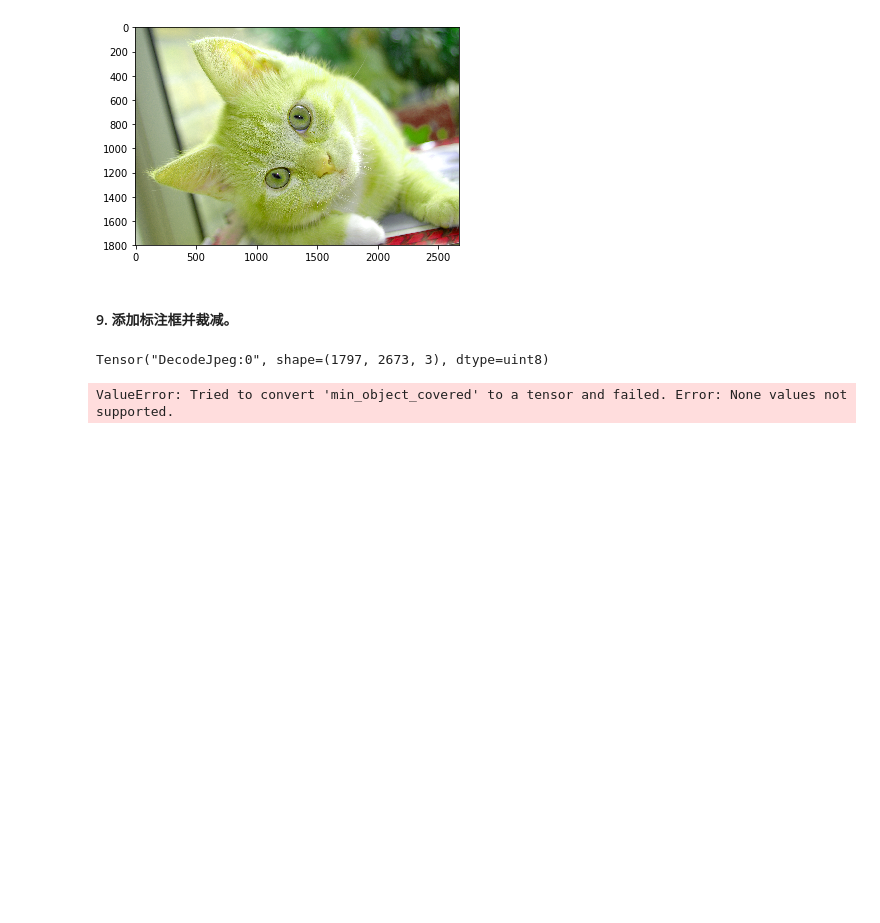
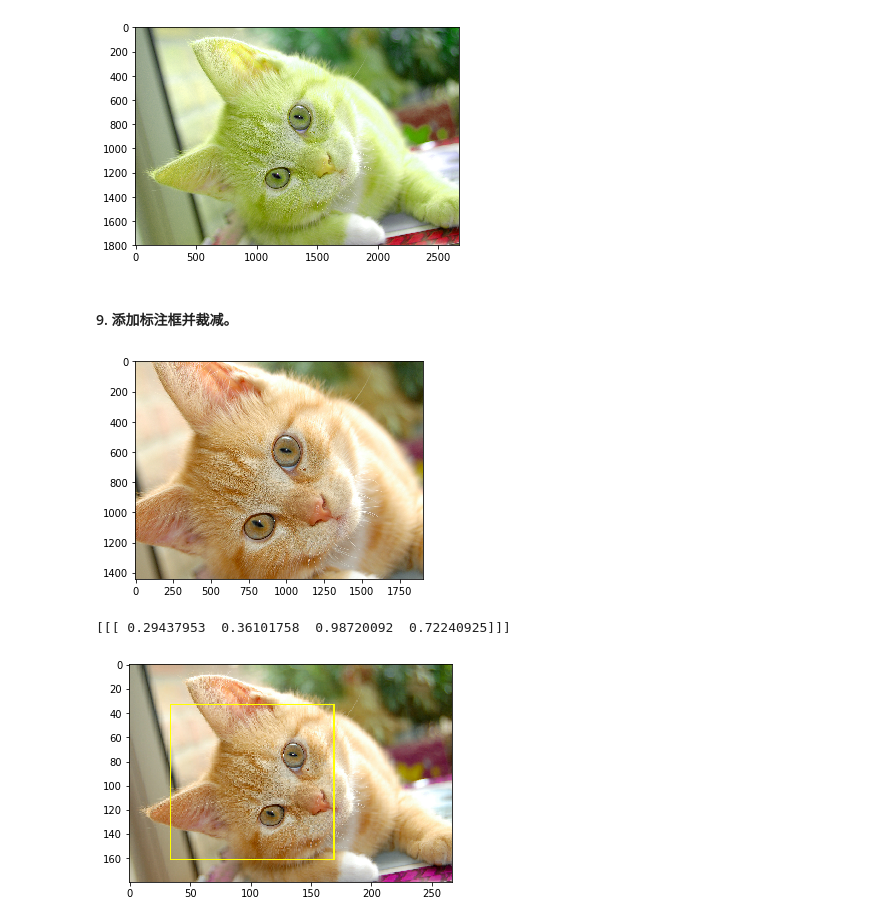
Before and after one commit to caicloud/tensorflow-tutorial, a Jupyter notebook: Deep_Learning_with_TensorFlow/1.4.0/Chapter07/2.1. TensorFlow图像处理函数.ipynb, the cells around one changed output. Cells and saved outputs as stored; diff of their text form; code cells hidden in the pictures; blank space fills up the shorter version.

```diff
--- a/Deep_Learning_with_TensorFlow/1.4.0/Chapter07/2.1. TensorFlow图像处理函数.ipynb
+++ b/Deep_Learning_with_TensorFlow/1.4.0/Chapter07/2.1. TensorFlow图像处理函数.ipynb
@@ -153,20 +161,28 @@ with tf.Session() as sess:
 #### 9. 添加标注框并裁减。
 # %%
 with tf.Session() as sess:
-    print img_data
-    img_data =
     boxes = tf.constant([[[0.05, 0.05, 0.9, 0.7], [0.35, 0.47, 0.5, 0.56]]])
 
+    # sample_distorted_bounding_box要求输入图片必须是实数类型。
+    image_float = tf.image.convert_image_dtype(img_data, tf.float32)
+
     begin, size, bbox_for_draw = tf.image.sample_distorted_bounding_box(
-        tf.shape(img_data), bounding_boxes=boxes,)
+        tf.shape(image_float), bounding_boxes=boxes, min_object_covered=0.4)
 
-
-    batched = tf.expand_dims(tf.image.convert_image_dtype(img_data, tf.float32), 0)
-    image_with_box = tf.image.draw_bounding_boxes(batched, bbox_for_draw)
-
-    distorted_image = tf.slice(img_data, begin, size)
+    # 截取后的图片
+    distorted_image = tf.slice(image_float, begin, size)
     plt.imshow(distorted_image.eval())
     plt.show()
+
+    # 在原图上用标注框画出截取的范围。由于原图的分辨率较大（2673x1797)，生成的标注框
+    # 在Jupyter Notebook上通常因边框过细而无法分辨，这里为了演示方便先缩小分辨率。
+    image_small = tf.image.resize_images(image_float, [180, 267], method=0)
+    batchced_img = tf.expand_dims(image_small, 0)
+    image_with_box = tf.image.draw_bounding_boxes(batchced_img, bbox_for_draw)
+    print(bbox_for_draw.eval())
+    plt.imshow(image_with_box[0].eval())
+    plt.show()
 # %% [output]
+[figure, added]
-Tensor("DecodeJpeg:0", shape=(1797, 2673, 3), dtype=uint8)
+[[[ 0.29437953  0.36101758  0.98720092  0.72240925]]]
-ValueError: Tried to convert 'min_object_covered' to a tensor and failed. Error: None values not supported.
+[figure, added]
```
Also changed, not shown: parts of 4 cells of this notebook, 5 other files.
